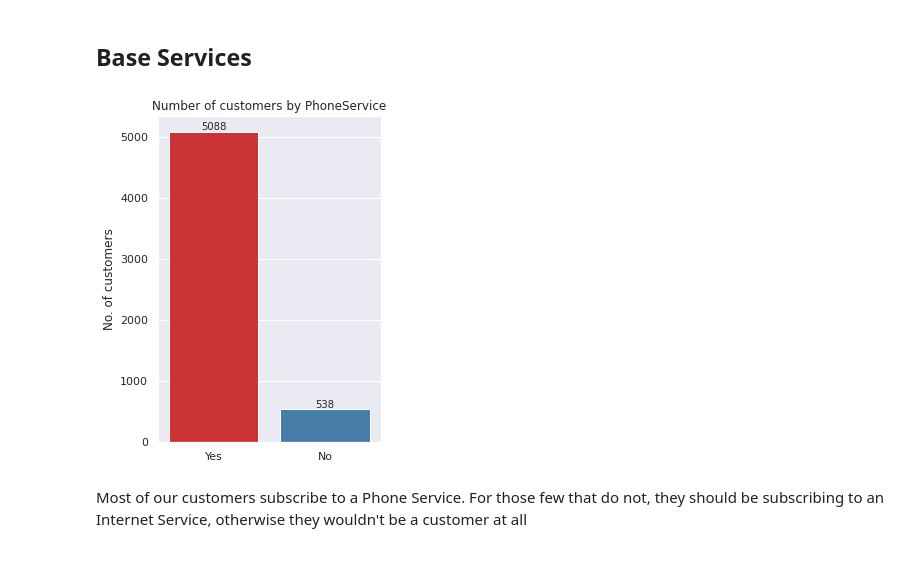
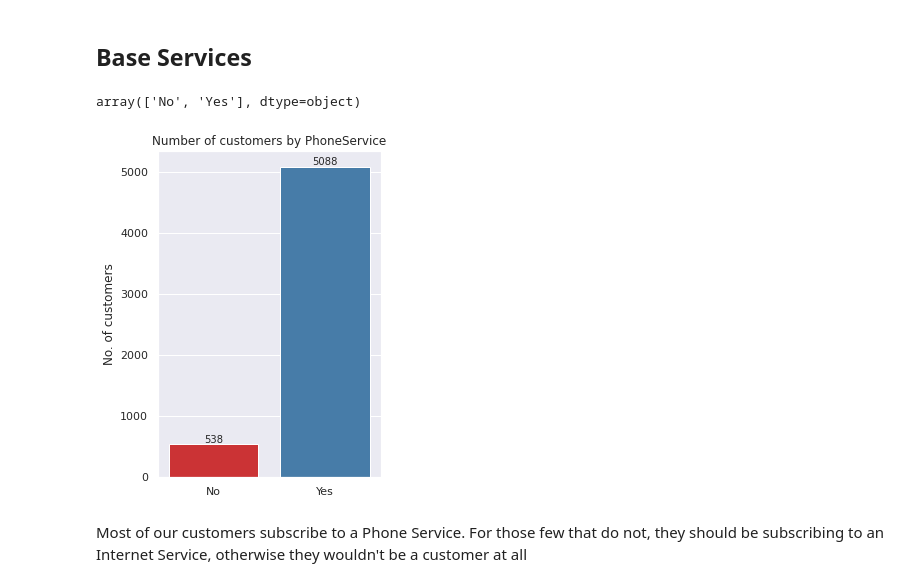
Before and after one commit to NikkiSatmaka/sticky-customers-operation, a Jupyter notebook: h8dsft_Milestone1P2_nikki_satmaka.ipynb, the cells around one changed output. Cells and saved outputs as stored; diff of their text form; code cells hidden in the pictures.

```diff
--- a/h8dsft_Milestone1P2_nikki_satmaka.ipynb
+++ b/h8dsft_Milestone1P2_nikki_satmaka.ipynb
@@ -502,19 +502,23 @@ It seems like both male and female have about equal chance of stopping the subsc
 Though there are only a few Senior-citizen customers, they have a higher chance of stopping their subscriptions, about 40% of them
 # %% [markdown]
 ## Base Services
+# %%
+np.sort(df_train['PhoneService'].value_counts().index)
+# %% [output]
+array(['No', 'Yes'], dtype=object)
 # %%
 # plot number of customers by PhoneService
 plt.figure(figsize=(4, 6))
-ax = sns.countplot(data=df_train, x='PhoneService')
+ax = sns.countplot(data=df_train, x='PhoneService', order=np.sort(df_train['PhoneService'].value_counts().index))
 plt.title(f'Number of customers by PhoneService')
 plt.xlabel(None)
 plt.ylabel('No. of customers')
 
 ax.bar_label(ax.containers[0])
 
 plt.show()
 # %% [output]
-[figure, old version]
+[figure, new version]
 # %% [markdown]
 Most of our customers subscribe to a Phone Service. For those few that do not, they should be subscribing to an Internet Service, otherwise they wouldn't be a customer at all
 # %%
```
Also changed, not shown: parts of 3 cells of this notebook.
